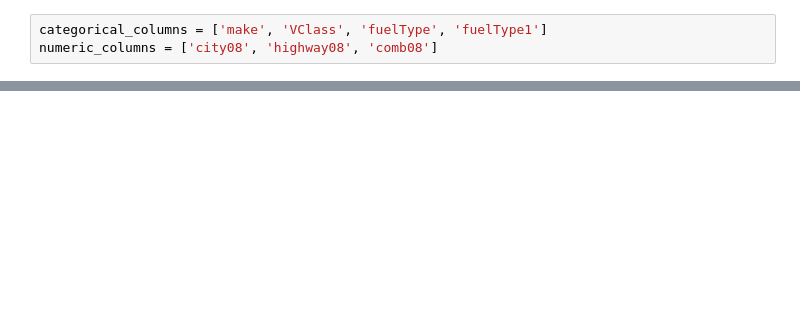
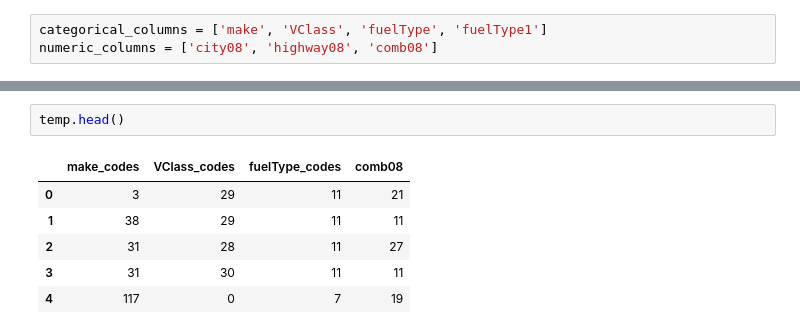
Before and after one commit to 21stBam/Data-Mining-Project, a Jupyter notebook: scratch.ipynb, the cells around one changed output, grey strips where cells are left out. Drawn from its saved outputs; the diff is of its cells as text; blank space fills up the shorter version.

```diff
--- a/scratch.ipynb
+++ b/scratch.ipynb
@@ -65,0 +53,9 @@ object
+# %%
+temp.head()
+# %% [output]
+|  | make_codes | VClass_codes | fuelType_codes | comb08 |
+| 0 | 3 | 29 | 11 | 21 |
+| 1 | 38 | 29 | 11 | 11 |
+| 2 | 31 | 28 | 11 | 27 |
+| 3 | 31 | 30 | 11 | 11 |
+| 4 | 117 | 0 | 7 | 19 |
```
Also changed, not shown: parts of 5 cells of this notebook, 3 other files.
